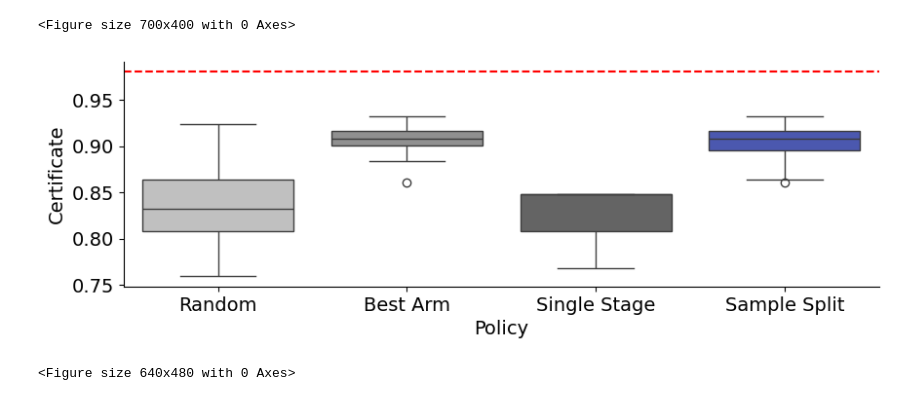
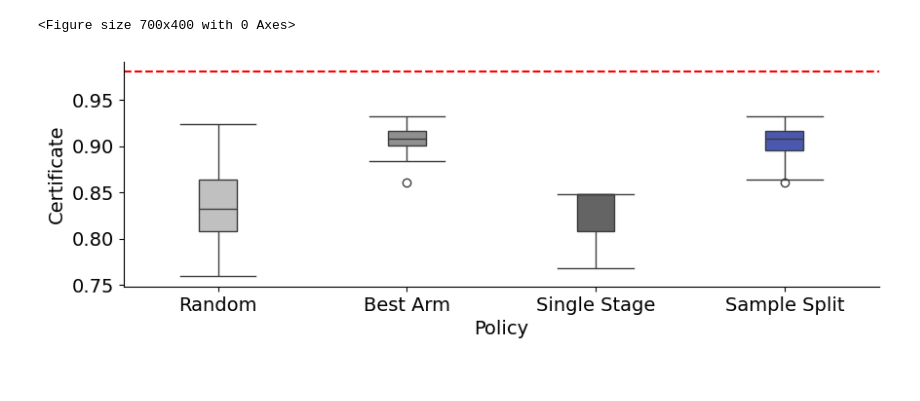
Before and after one commit to secg5/risk_certificate, a Jupyter notebook: scripts/notebooks/Plotting.ipynb, the cells around one changed output. Cells and saved outputs as stored; diff of their text form; code cells hidden in the pictures.

```diff
--- a/scripts/notebooks/Plotting.ipynb
+++ b/scripts/notebooks/Plotting.ipynb
@@ -521,6 +524,7 @@ for i,m in enumerate(method_names):
     zipped_values = [i for i in zipped_values if i[0] < 1.0]
     zipped_values = sorted(zipped_values,key=lambda k: k[0])
     x,y = list(zip(*zipped_values))
+    x = [j*-1 for j in x]
     plt.scatter(x,y,marker=shapes_by_method[m],color=colors_by_method[m],label=nice_names[i])
 
     coefficients = np.polyfit(x, y, 1)
@@ -529,7 +533,7 @@ for i,m in enumerate(method_names):
     plt.plot(x, slope * np.array(x) + intercept,'--', color=colors_by_method[m])
 
 plt.ylim([0.4,0.8])
-plt.legend(fontsize=14,bbox_to_anchor=(1.15,-0.13),ncol=3)
+plt.legend(fontsize=14,bbox_to_anchor=(1,-0.13),ncol=3)
 plt.ylabel("Certificate")
 plt.xlabel("Prior entropy")
 plt.title("Mean 1")
@@ -565,6 +569,7 @@ for i,m in enumerate(method_names):
     zipped_values = [i for i in zipped_values if i[0] < 1.0]
     zipped_values = sorted(zipped_values,key=lambda k: k[0])
     x,y = list(zip(*zipped_values))
+    x = [j*-1 for j in x]
     plt.scatter(x,y,marker=shapes_by_method[m],color=colors_by_method[m],label=nice_names[i])
 
     coefficients = np.polyfit(x, y, 1)
@@ -573,7 +578,7 @@ for i,m in enumerate(method_names):
     plt.plot(x, slope * np.array(x) + intercept,'--', color=colors_by_method[m])
 
 plt.ylim([0.6,1])
-plt.legend(fontsize=14,bbox_to_anchor=(1.15,-0.13),ncol=3)
+plt.legend(fontsize=14,bbox_to_anchor=(1,-0.13),ncol=3)
 plt.ylabel("Certificate")
 plt.xlabel("Prior entropy")
 plt.title("Mean 1/4")
@@ -796,28 +802,25 @@ fig.savefig("../../results/figures/number_arms.pdf",dpi=300, bbox_inches='tight'
 # %%
 plt.figure(figsize=(10,3))
 method_names = ['random','k_1','one_stage','sample_split']
 nice_names = ["Random","Best Arm","Single Stage","Sample Split"]
 
 baseline_params = {'sample_size': 500, 'number_arms': 10, 'first_stage_size': 250}
 dataset = "baseline"
 
 results = get_results_matching_parameters(dataset,"",baseline_params)
 true_value = results[0]['parameters']['true_value']
 our_values = [results[0][m]['certificate'] for m in method_names]
-sns.boxplot(data=our_values,palette=[colors_by_method[m] for m in method_names])
+sns.boxplot(data=our_values,palette=[colors_by_method[m] for m in method_names],widths=0.2)
 
 # Set the x-ticks and labels
 plt.xticks(ticks=range(len(nice_names)), labels=nice_names)
 
 # Add a dashed line for the true value
 plt.axhline(y=true_value, color='r', linestyle='--')
 # Adding labels and title
 plt.ylabel('Certificate')
 plt.xlabel("Policy")
 
-# Show the plot
-plt.show()
 plt.savefig("../../results/figures/box_plot.pdf",dpi=300, bbox_inches='tight')
 # %% [output]
-[figure, old version]
+[figure, new version]
-<Figure size 640x480 with 0 Axes>
```
Also changed, not shown: parts of 7 cells of this notebook.
